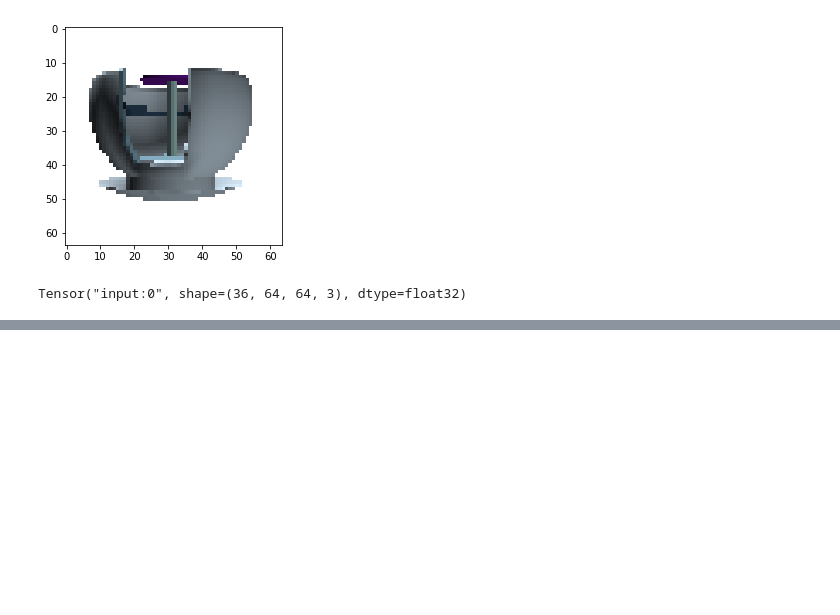
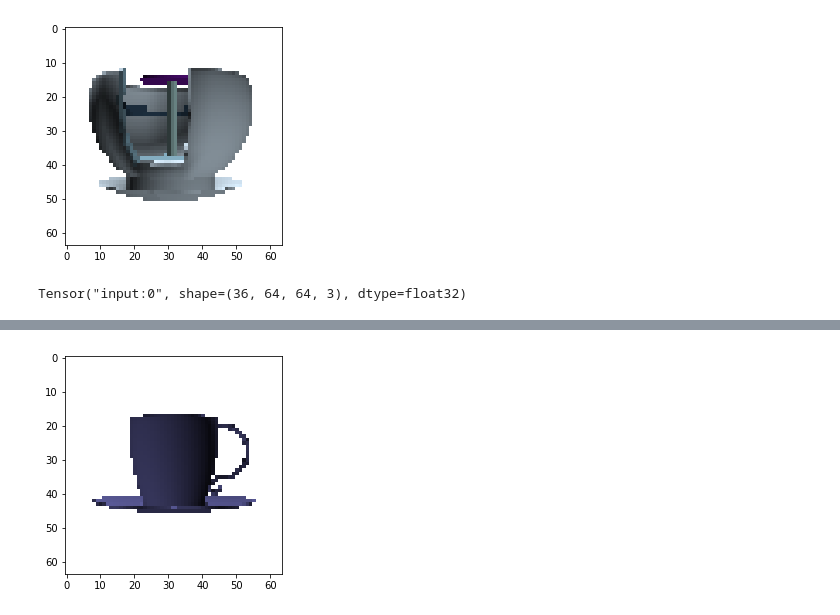
Before and after one commit to Chinmay26/Multi-Viewpoint-Image-generation, a Jupyter notebook: trainers/GAN1.ipynb, the cells around one changed output, grey strips where cells are left out. Drawn from its saved outputs; the diff is of its cells as text; code cells hidden in the pictures; blank space fills up the shorter version.

```diff
--- a/trainers/GAN1.ipynb
+++ b/trainers/GAN1.ipynb
@@ -292,0 +326,5 @@ Iteration 850: dis loss = 1.2726, gen loss = 0.7763
+# %%
+plt.imshow(test_labels[500:536][22])
+plt.show()
+# %% [output]
+[figure, added]
```
Also changed, not shown: parts of 10 cells of this notebook.
